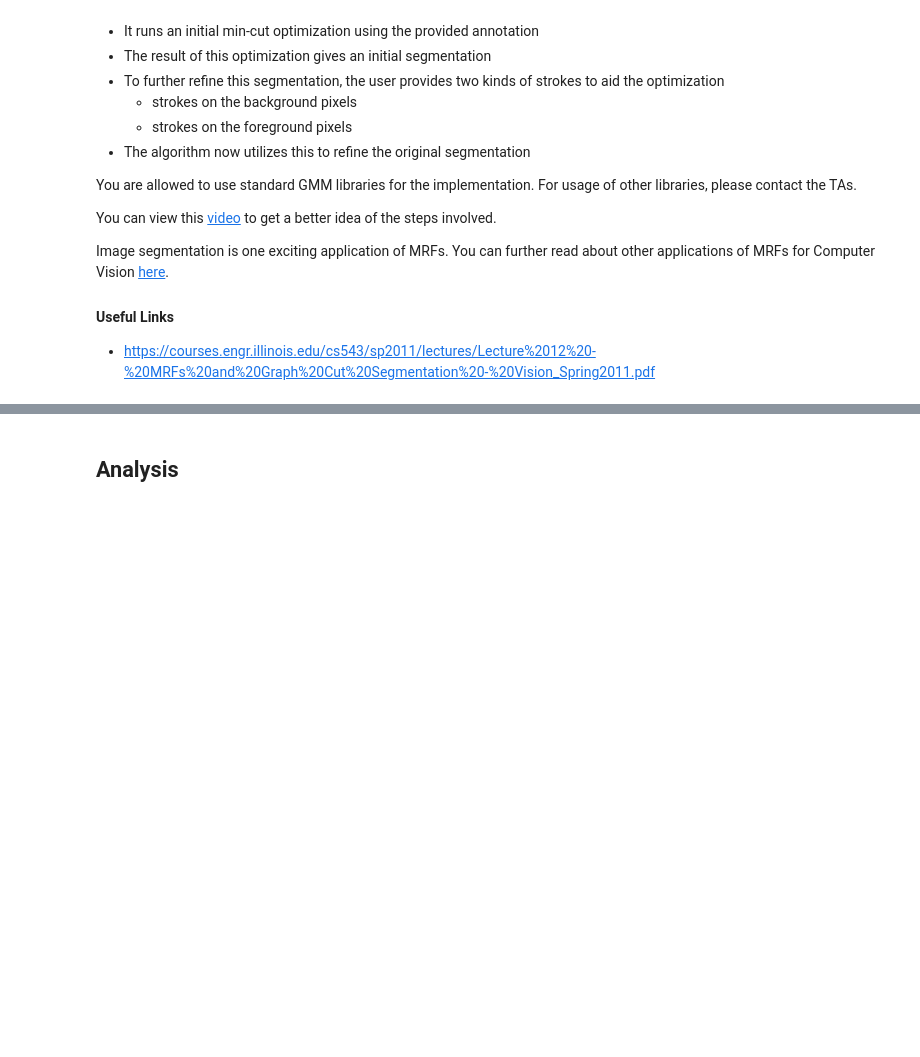
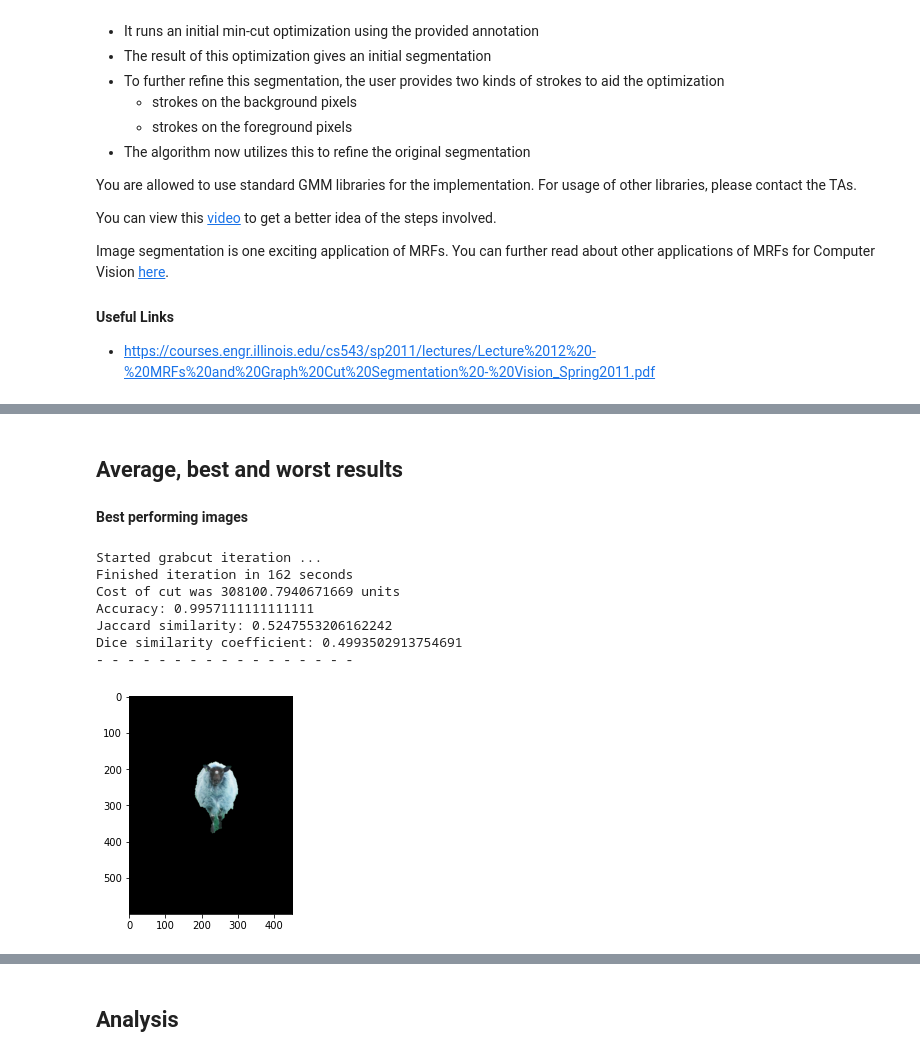
Before and after one commit to tusharc31/Computer-Vision, a Jupyter notebook: Assignment-3/src/Assignment3.ipynb, the cells around one changed output, grey strips where cells are left out. Drawn from its saved outputs; the diff is of its cells as text; code cells hidden in the pictures; blank space fills up the shorter version.

```diff
--- a/Assignment-3/src/Assignment3.ipynb
+++ b/Assignment-3/src/Assignment3.ipynb
@@ -433,0 +443,16 @@ Dice similarity coefficient: 0.5101301157555451
+# %% [markdown]
+## Average, best and worst results
+# %% [markdown]
+**Best performing images**
+# %%
+try: run('../images/sheep.jpg', '../ground_truth/sheep.bmp')
+finally: cv2.destroyAllWindows()
+# %% [output]
+Started grabcut iteration ...
+Finished iteration in 162 seconds
+Cost of cut was 308100.7940671669 units
+Accuracy: 0.9957111111111111
+Jaccard similarity: 0.5247553206162242
+Dice similarity coefficient: 0.4993502913754691
+- - - - - - - - - - - - - - - - -
+[figure, added]
```
Also changed, not shown: parts of 46 cells of this notebook, 11 other files.
